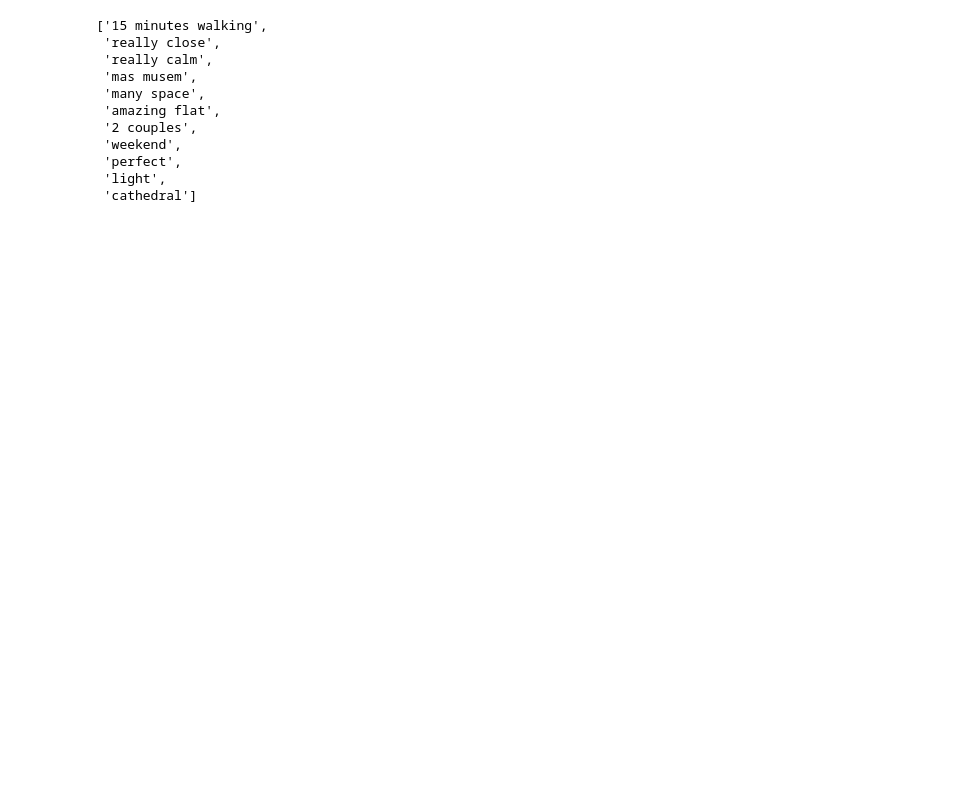
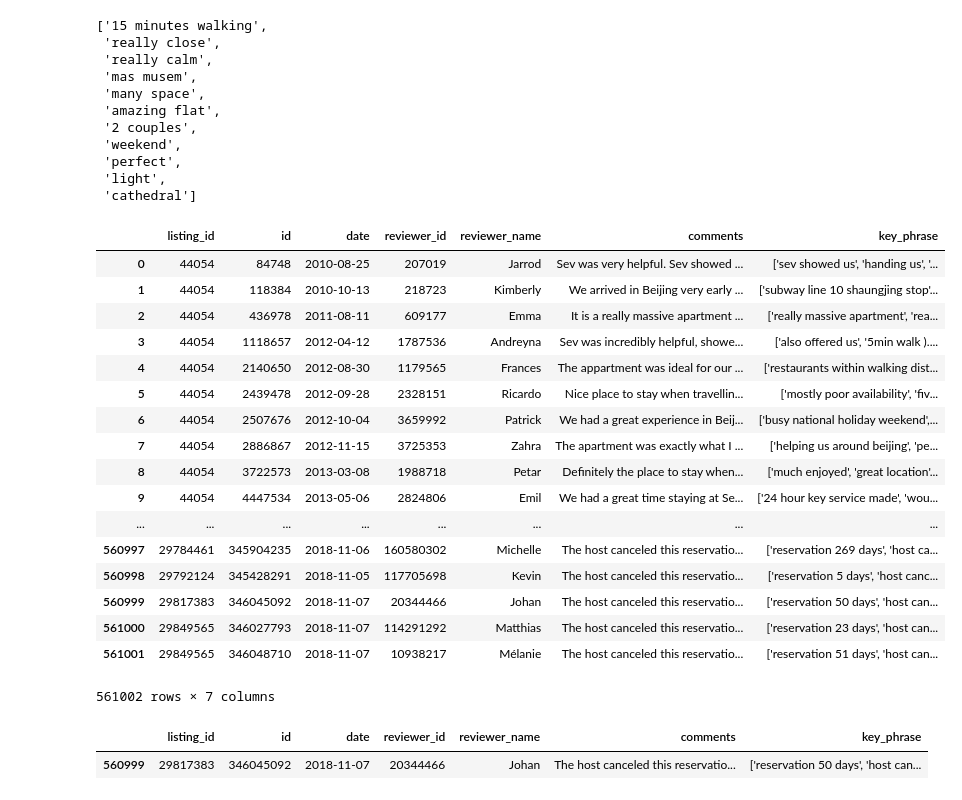
Before and after one commit to u940729/NTUT_0120, a Jupyter notebook: airbnb.ipynb, the cells around one changed output. Cells and saved outputs as stored; diff of their text form; code cells hidden in the pictures; blank space fills up the shorter version.

```diff
--- a/airbnb.ipynb
+++ b/airbnb.ipynb
@@ -212,11 +212,36 @@ r.get_ranked_phrases()
  'cathedral']
 # %%
 # 定義一個流程 -> 對所有格子始用這個流程(Series.apply)
-def analyze(s):
+def analyze(self):
     r = Rake() # Uses stopwords for english from NLTK, and all puntuation characters.
-    r.extract_keywords_from_text(s)
+    r.extract_keywords_from_text(self)
     return str(r.get_ranked_phrases())
 # df["comments"].head(10).astype(str).apply(analyze)
 df["key_phrase"] = df["comments"].astype(str).apply(analyze)
 df.to_csv("key_phrase.csv", encoding="utf-8", index=False)
 df
+# %% [output]
+|  | listing_id | id | date | reviewer_id | reviewer_name | comments | key_phrase |
+| 0 | 44054 | 84748 | 2010-08-25 | 207019 | Jarrod | Sev was very helpful. Sev showed ... | ['sev showed us', 'handing us', '... |
+| 1 | 44054 | 118384 | 2010-10-13 | 218723 | Kimberly | We arrived in Beijing very early ... | ['subway line 10 shaungjing stop'... |
+| 2 | 44054 | 436978 | 2011-08-11 | 609177 | Emma | It is a really massive apartment ... | ['really massive apartment', 'rea... |
+| 3 | 44054 | 1118657 | 2012-04-12 | 1787536 | Andreyna | Sev was incredibly helpful, showe... | ['also offered us', '5min walk ).... |
+| 4 | 44054 | 2140650 | 2012-08-30 | 1179565 | Frances | The appartment was ideal for our ... | ['restaurants within walking dist... |
+| 5 | 44054 | 2439478 | 2012-09-28 | 2328151 | Ricardo | Nice place to stay when travellin... | ['mostly poor availability', 'fiv... |
+| 6 | 44054 | 2507676 | 2012-10-04 | 3659992 | Patrick | We had a great experience in Beij... | ['busy national holiday weekend',... |
+| 7 | 44054 | 2886867 | 2012-11-15 | 3725353 | Zahra | The apartment was exactly what I ... | ['helping us around beijing', 'pe... |
+| 8 | 44054 | 3722573 | 2013-03-08 | 1988718 | Petar | Definitely the place to stay when... | ['much enjoyed', 'great location'... |
+| 9 | 44054 | 4447534 | 2013-05-06 | 2824806 | Emil | We had a great time staying at Se... | ['24 hour key service made', 'wou... |
+| ... | ... | ... | ... | ... | ... | ... | ... |
+| 560997 | 29784461 | 345904235 | 2018-11-06 | 160580302 | Michelle | The host canceled this reservatio... | ['reservation 269 days', 'host ca... |
+| 560998 | 29792124 | 345428291 | 2018-11-05 | 117705698 | Kevin | The host canceled this reservatio... | ['reservation 5 days', 'host canc... |
+| 560999 | 29817383 | 346045092 | 2018-11-07 | 20344466 | Johan | The host canceled this reservatio... | ['reservation 50 days', 'host can... |
+| 561000 | 29849565 | 346027793 | 2018-11-07 | 114291292 | Matthias | The host canceled this reservatio... | ['reservation 23 days', 'host can... |
+| 561001 | 29849565 | 346048710 | 2018-11-07 | 10938217 | Mélanie | The host canceled this reservatio... | ['reservation 51 days', 'host can... |
+561002 rows × 7 columns
+# %%
+# 篩選操作: [ 跟妳的資料筆數一樣多的boolean list]
+df.tail(3)[ [True, False, False] ]
+# %% [output]
+|  | listing_id | id | date | reviewer_id | reviewer_name | comments | key_phrase |
+| 560999 | 29817383 | 346045092 | 2018-11-07 | 20344466 | Johan | The host canceled this reservatio... | ['reservation 50 days', 'host can... |
```
Also changed, not shown: parts of 12 cells of this notebook.
